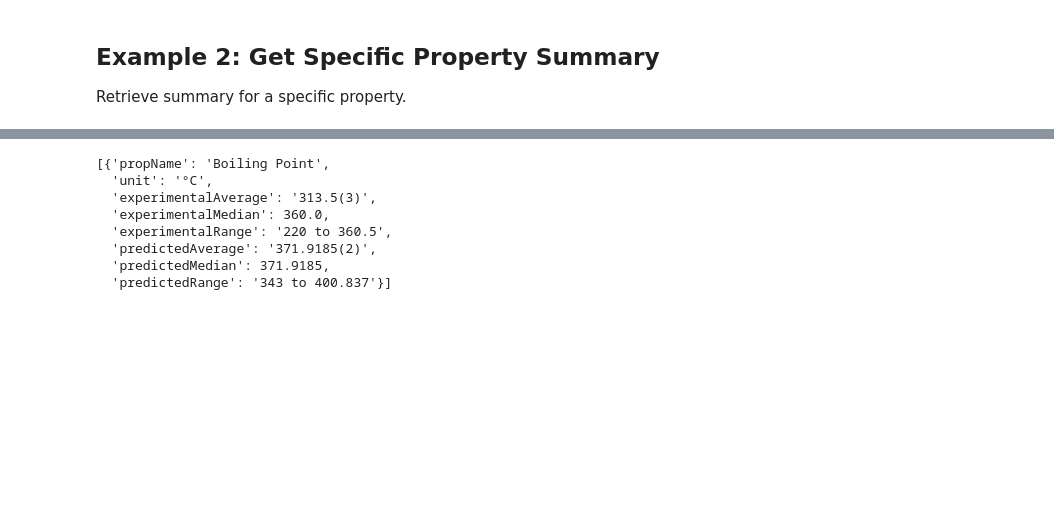
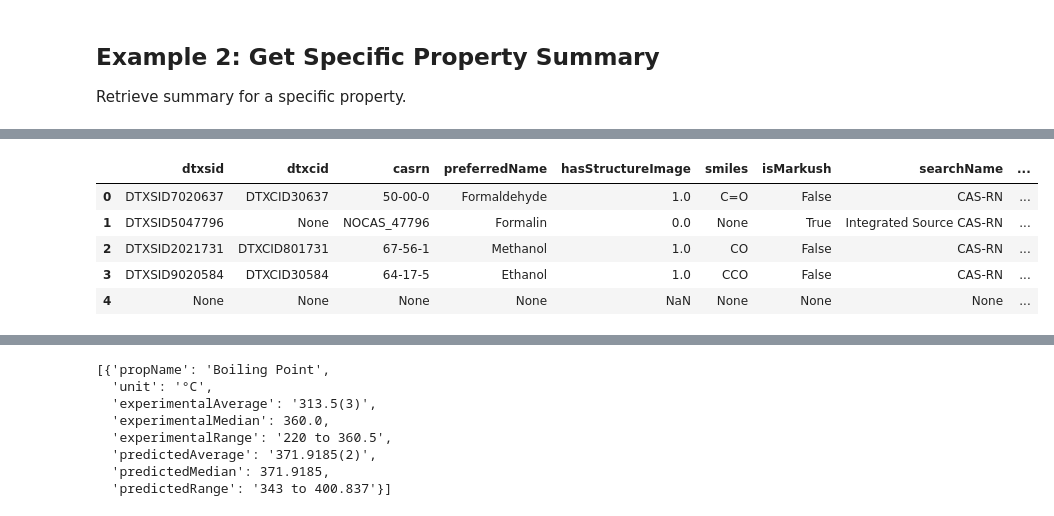
Before and after one commit to USEtox/PyCompTox, a Jupyter notebook: notebooks/chemical_properties_examples.ipynb, the cells around one changed output, grey strips where cells are left out. Drawn from its saved outputs; the diff is of its cells as text; code cells hidden in the pictures; blank space fills up the shorter version.

```diff
--- a/notebooks/chemical_properties_examples.ipynb
+++ b/notebooks/chemical_properties_examples.ipynb
@@ -111,0 +147,10 @@ props.get_summary_by_dtxsid_and_property(dtxsid_formaldehyde, "Water Solubility"
+# %%
+chem_list = searcher.search_by_exact_batch_values(['50-00-0', '67-56-1', '64-17-5', '233-443-2'])
+pd.DataFrame(chem_list)
+# %% [output]
+|  | dtxsid | dtxcid | casrn | preferredName | hasStructureImage | smiles | isMarkush | searchName | ... |
+| 0 | DTXSID7020637 | DTXCID30637 | 50-00-0 | Formaldehyde | 1.0 | C=O | False | CAS-RN | ... |
+| 1 | DTXSID5047796 | None | NOCAS_47796 | Formalin | 0.0 | None | True | Integrated Source CAS-RN | ... |
+| 2 | DTXSID2021731 | DTXCID801731 | 67-56-1 | Methanol | 1.0 | CO | False | CAS-RN | ... |
+| 3 | DTXSID9020584 | DTXCID30584 | 64-17-5 | Ethanol | 1.0 | CCO | False | CAS-RN | ... |
+| 4 | None | None | None | None | NaN | None | None | None | ... |
```
Also changed, not shown: parts of 8 cells of this notebook, 1 other file.
